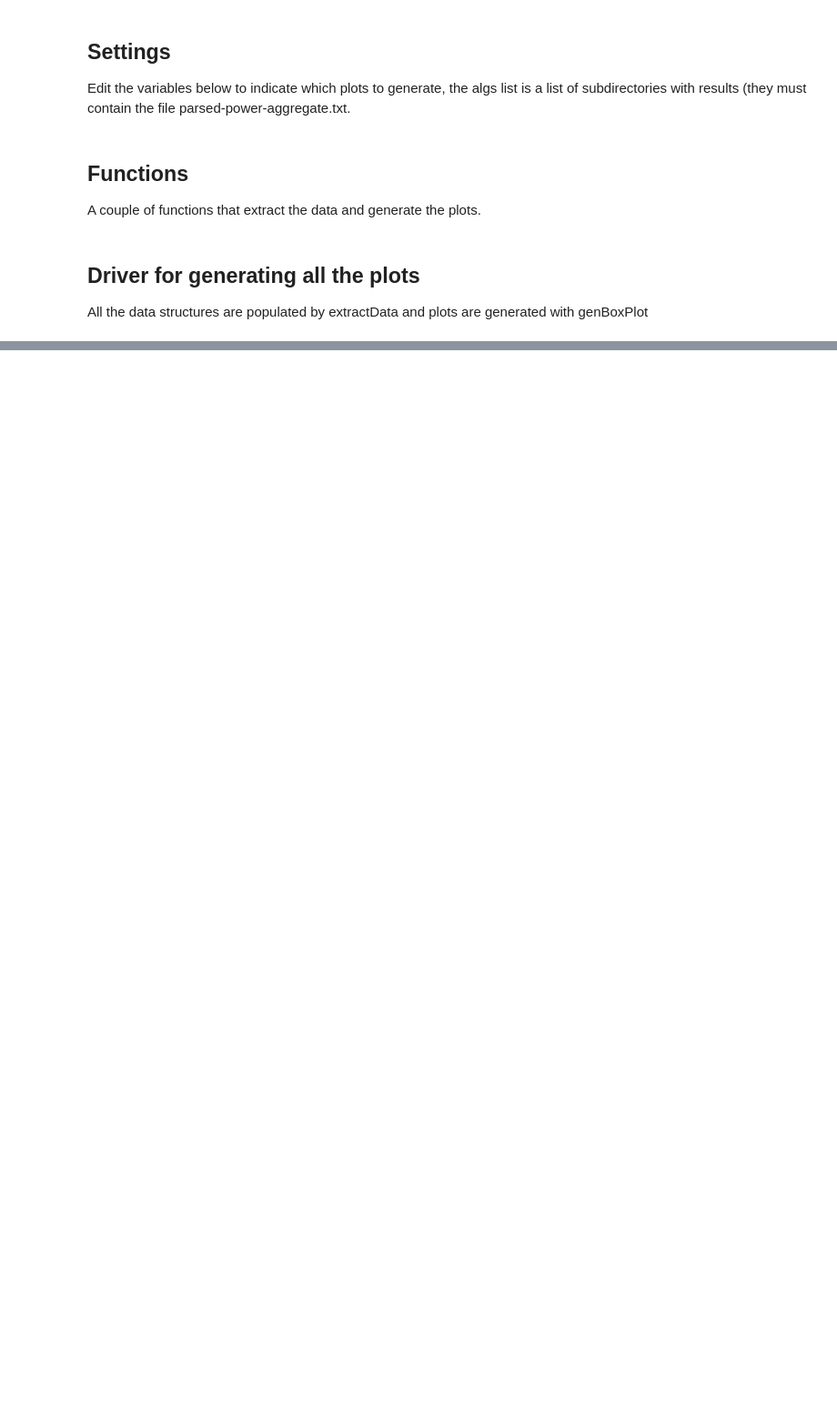
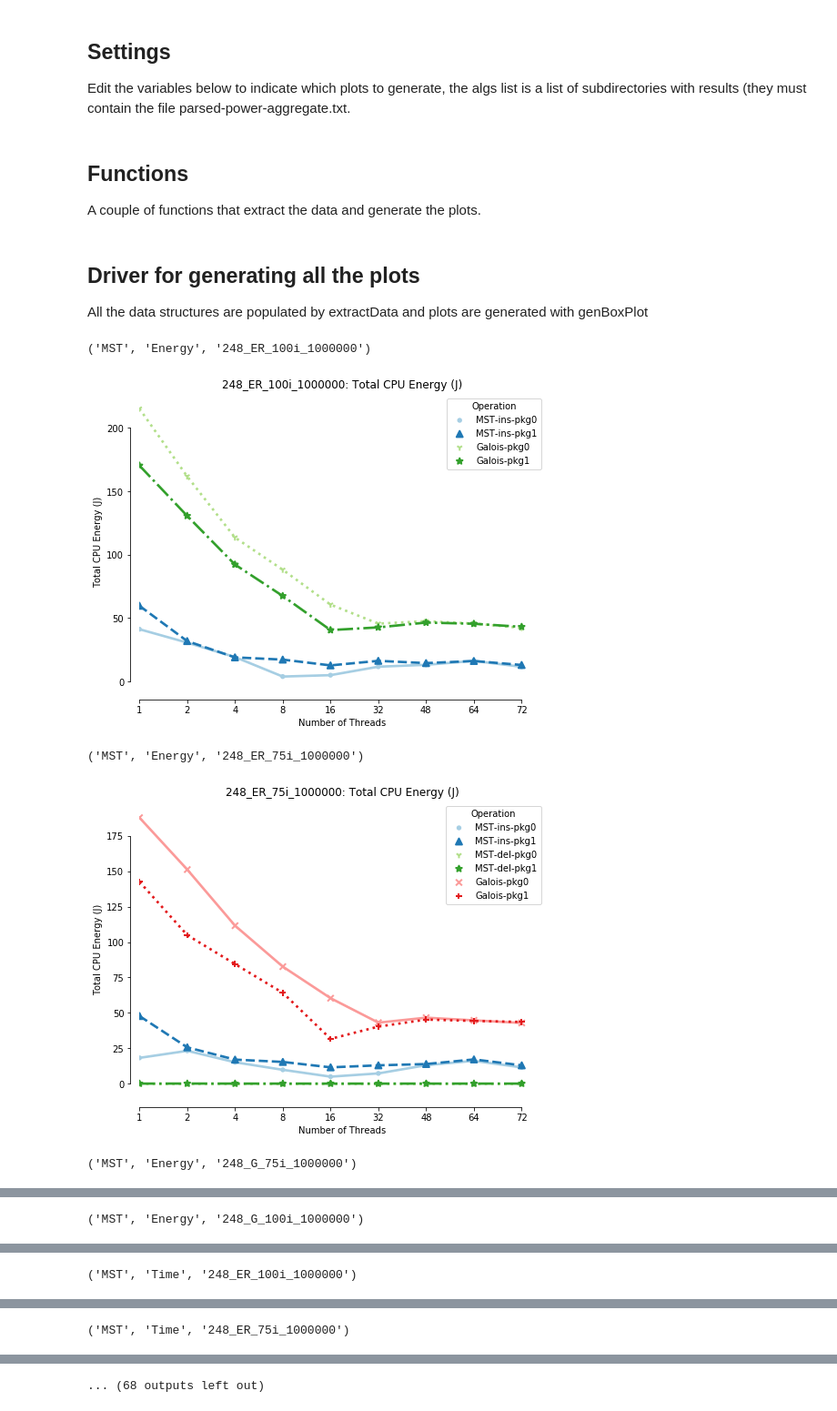
Before and after one commit to HPCL/easy-parallel-graph, a Jupyter notebook: papers/journal/Power2-revised.ipynb, the cells around one changed output, grey strips where cells are left out. Shown at 91% size. Saved outputs shown, nothing was run; the diff lists cells and outputs as text; code cells hidden in the pictures; blank space fills up the shorter version.

Commit message:
final-ish data processing, not quite final data yet

```diff
--- a/papers/journal/Power2-revised.ipynb
+++ b/papers/journal/Power2-revised.ipynb
@@ -149,15 +81,53 @@ def extractAndPlotData(lines,alg,algnames,what,epvs,nwnames,insperc,realnetwork=
 # %% [markdown]
 ## Driver for generating all the plots
 All the data structures are populated by extractData and plots are generated with genBoxPlot
-# %%
-algnames = [x.split('/')[0] for x in algs]
-
-for algfull in algs:
-    networks = processLogs(algfull)
-    for n in networks.values(): print(n)
-    break
-    fname = algfull.lower() + '/parsed-power-aggregate.txt'
-    alg = algfull.split('/')[0]
-    lines = open(fname).readlines()
-    for what in whats:
-        extractAndPlotData(lines,alg,algnames,what,epvs,nws,insperc)
+# %%
+algnames = [x.split('/')[0] for x in algs]
+pp = pprint.PrettyPrinter(indent=2)
+
+for algfull in algs:
+    alg = algfull.split('/')[0]
+    networks = processLogs(algfull)
+    allnets = []
+    summaries = []
+    columns = ["what","Network", "Threads", alg+"-ins-pkg0", alg+"-ins-pkg1",
+                alg+"-del-pkg0", alg+"-del-pkg1", 'Galois-pkg0','Galois-pkg1',
+                alg + "-Memory","Galois-Memory","Baseline"]
+
+    df = pd.DataFrame(columns = columns)
+    for n in networks.values():
+        #print(n)
+        for what in whats.keys():
+            summary = n.summarize(what)
+            summaries.append(summary)
+            threads= summary['Threads']
+            network = '_'.join(summary['Experiment'].split('_')[:-1])
+            if network not in allnets: allnets.append(network)
+
+            vals = [what, network, int(threads),
+                    np.mean(summary['Insertion-pkg0']), np.mean(summary['Insertion-pkg1']),
+                    np.mean(summary['Deletion-pkg0']), np.mean(summary['Deletion-pkg1']),
+                    np.mean(summary['Galois-pkg0']), np.mean(summary['Galois-pkg1']),
+                    np.mean(summary['Memory']), np.mean(summary['Galois-mem'])]
+            if what == "Power": vals.append(baseline_power)
+            else: vals.append(float('NaN'))
+
+            df2 = pd.DataFrame([ vals ], columns=columns)
+            df = df.append(df2, ignore_index=True).fillna(0)
+            for col in [alg+"-del-pkg1"]:
+                #q = df[col].quantile(0.99)
+                df = df[df[col] < 600]
+                pass
+
+    df.index.name='id'
+
+    for what in whats.keys():
+        for network in allnets:
+            currentdf = df[df['Network'].str.contains(network)]
+            genBoxPlot(alg,what,currentdf,network)
+# %% [output]
+('MST', 'Energy', '248_ER_100i_1000000')
+[figure, added]
+('MST', 'Energy', '248_ER_75i_1000000')
+[figure, added]
+('MST', 'Energy', '248_G_75i_1000000')
@@ -163,0 +135 @@ for algfull in algs:
+('MST', 'Energy', '248_G_100i_1000000')
@@ -163,0 +137 @@ for algfull in algs:
+('MST', 'Time', '248_ER_100i_1000000')
@@ -163,0 +139 @@ for algfull in algs:
+('MST', 'Time', '248_ER_75i_1000000')
@@ -163,0 +141 @@ for algfull in algs:
+... (68 outputs left out)
```
Also changed, not shown: parts of 6 cells of this notebook, 8 other files.
